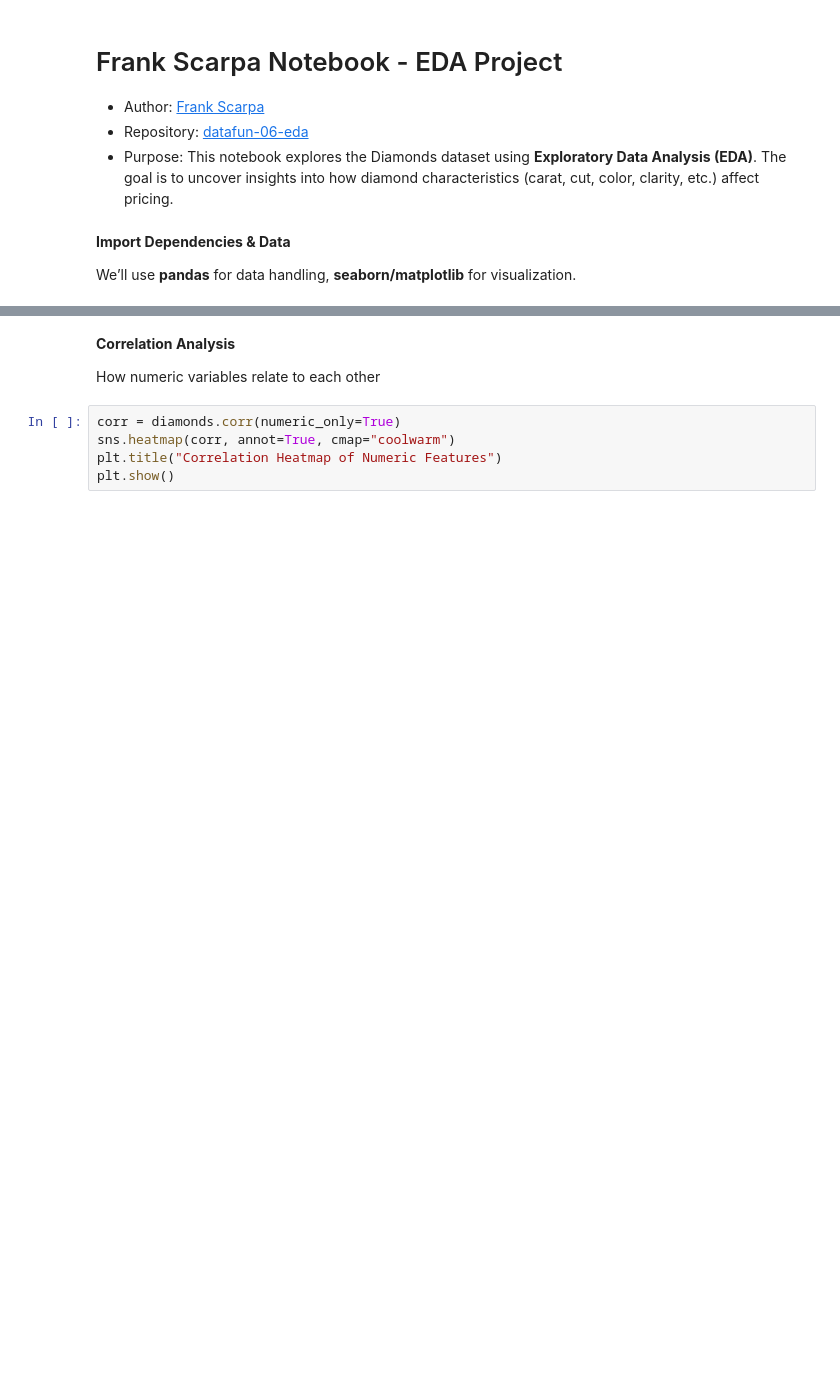
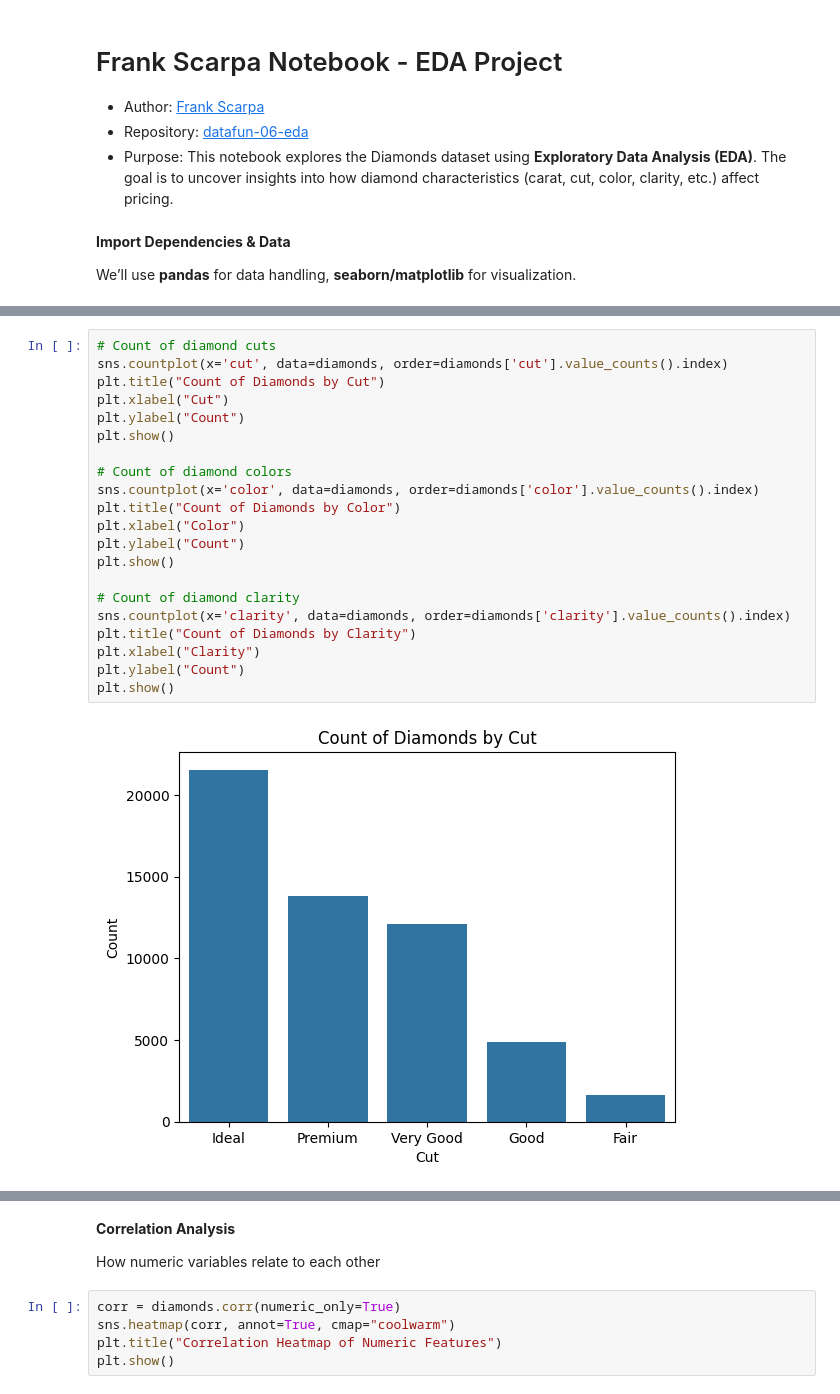
Before and after one commit to bankoscarpa/datafun-06-eda, a Jupyter notebook: bankoscarpa_eda.ipynb, the cells around one changed output, grey strips where cells are left out. Saved outputs shown, nothing was run; the diff lists cells and outputs as text; blank space fills up the shorter version.

```diff
--- a/bankoscarpa_eda.ipynb
+++ b/bankoscarpa_eda.ipynb
@@ -44,0 +90,23 @@ plt.show()
+# %%
+# Count of diamond cuts
+sns.countplot(x='cut', data=diamonds, order=diamonds['cut'].value_counts().index)
+plt.title("Count of Diamonds by Cut")
+plt.xlabel("Cut")
+plt.ylabel("Count")
+plt.show()
+
+# Count of diamond colors
+sns.countplot(x='color', data=diamonds, order=diamonds['color'].value_counts().index)
+plt.title("Count of Diamonds by Color")
+plt.xlabel("Color")
+plt.ylabel("Count")
+plt.show()
+
+# Count of diamond clarity
+sns.countplot(x='clarity', data=diamonds, order=diamonds['clarity'].value_counts().index)
+plt.title("Count of Diamonds by Clarity")
+plt.xlabel("Clarity")
+plt.ylabel("Count")
+plt.show()
+# %% [output]
+[figure, added]
```
Also changed, not shown: parts of 19 cells of this notebook.
